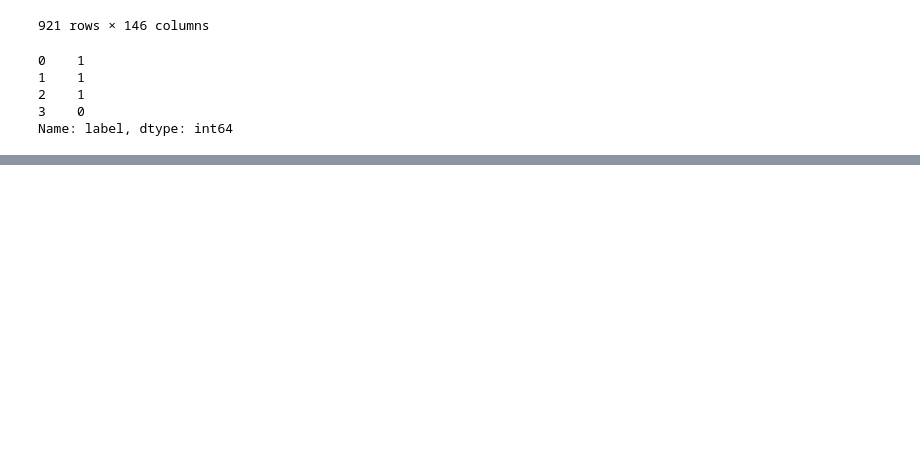
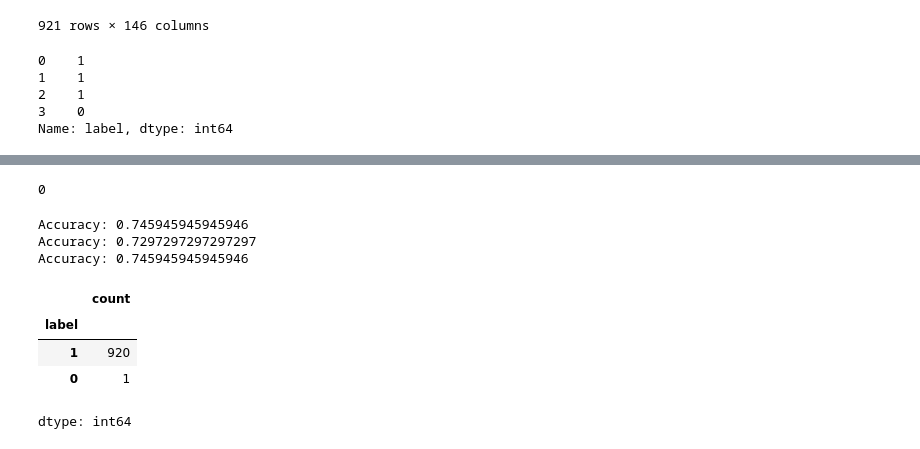
Before and after one commit to ghirailghiro/GPU_Computing_Project, a Jupyter notebook: Gradient_First_Step.ipynb, the cells around one changed output, grey strips where cells are left out. Drawn from its saved outputs; the diff is of its cells as text; code cells hidden in the pictures; blank space fills up the shorter version.

```diff
--- a/Gradient_First_Step.ipynb
+++ b/Gradient_First_Step.ipynb
@@ -957,0 +666,51 @@ Accuracy: 0.6857142857142857
+# %%
+df.iloc[-1, df.columns.get_loc('label')]
+# %% [output]
+0
+# %%
+import pandas as pd
+from sklearn.model_selection import train_test_split
+from sklearn.svm import LinearSVC
+from sklearn.metrics import accuracy_score
+
+# Assuming df is your DataFrame with features and labels
+# Splitting data into features (X) and labels (y)
+df_backup = pd.read_csv("backup.csv")
+df1 = pd.read_csv("descriptor_cuda_before.csv")
+df2 = pd.read_csv("descriptor_cuda_block_norm.csv")
+df3 = pd.read_csv("descriptor_cuda_numbin.csv")
+new_value = 0
+
+df_list = [df1,df2,df3]
+
+for df in df_list:
+  #df.iloc[-1, df.columns.get_loc('label')] = new_value
+  df['label'] = df_backup["label"]
+  X = df.drop(columns=['label'])  # Replace 'target_column' with the name of your target column
+  y = df['label']
+
+  # Splitting data into training and testing sets
+  X_train, X_test, y_train, y_test = train_test_split(X, y, test_size=0.2, random_state=42)
+
+  # Training a Linear Support Vector Machine
+  svm = LinearSVC() # Try Gaussian  kernel SVM?
+  svm.fit(X_train, y_train)
+
+  # Making predictions
+  y_pred = svm.predict(X_test)
+
+  # Evaluating accuracy
+  accuracy = accuracy_score(y_test, y_pred)
+  print("Accuracy:", accuracy)
+# %% [output]
+Accuracy: 0.745945945945946
+Accuracy: 0.7297297297297297
+Accuracy: 0.745945945945946
+# %%
+df1.label.value_counts()
+# %% [output]
+|  | count |
+| label |  |
+| 1 | 920 |
+| 0 | 1 |
+dtype: int64
```
Also changed, not shown: parts of 12 cells of this notebook.
